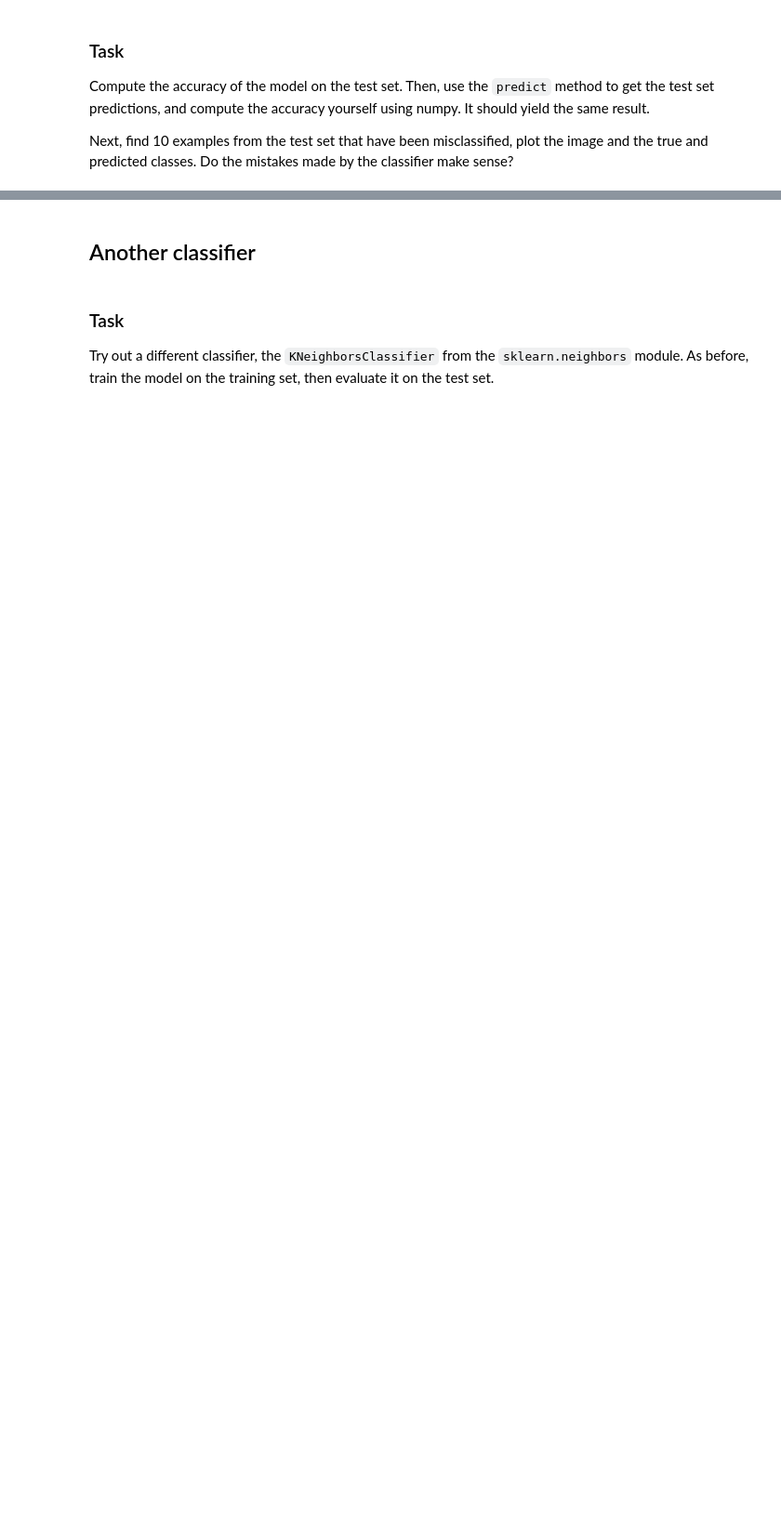
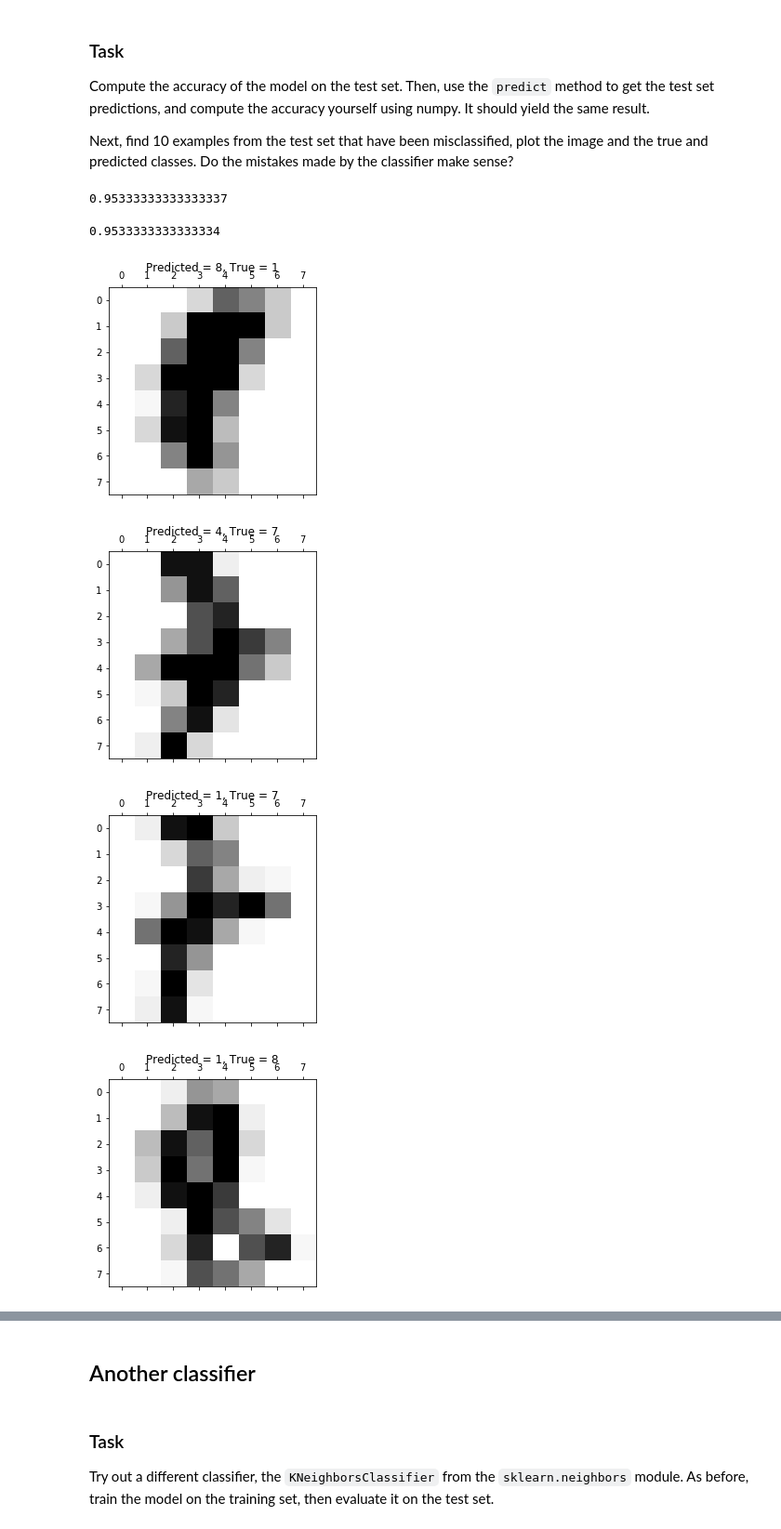
Before and after one commit to Larry201608/Columbia-Data-Science-Bootcamp, a Jupyter notebook: Bootcamp-materials/notebooks/Day2/day2-lab1-classification-and-regression.ipynb, the cells around one changed output, grey strips where cells are left out. Shown at 93% size. Drawn from its saved outputs; the diff is of its cells as text; code cells hidden in the pictures; blank space fills up the shorter version.

```diff
--- a/Bootcamp-materials/notebooks/Day2/day2-lab1-classification-and-regression.ipynb
+++ b/Bootcamp-materials/notebooks/Day2/day2-lab1-classification-and-regression.ipynb
@@ -72,0 +132,35 @@ Next, find 10 examples from the test set that have been misclassified, plot the
+# %%
+lr.score(X_test,y_test)
+# %% [output]
+0.95333333333333337
+# %%
+predicted = lr.predict(X_test)
+j = 0
+# Number of correct classifications divided by total number of classifications is the score
+for i in range(0,len(predicted)):
+    if (predicted[i] == y_test[i]):
+        j = j + 1
+
+print(j/len(predicted))
+# %% [output]
+0.9533333333333334
+# %%
+def showMisclassified(model, n):
+    i = 0
+    j = 0
+    predicted = model.predict(X_test)
+    while i < n:
+        if (predicted[j] != y_test[j]):
+            plt.matshow(X_test[j].reshape(8, 8), cmap=plt.cm.Greys)
+            plt.title("Predicted = "+format(predicted[j],"d")+", True = "+format(y_test[j],"d"))
+            i = i + 1
+        j = j + 1
+        if (j >= len(predicted)):
+            break
+
+showMisclassified(lr,10)
+# %% [output]
+[figure, added]
+[figure, added]
+[figure, added]
+[figure, added]
```
Also changed, not shown: parts of 22 cells of this notebook.
